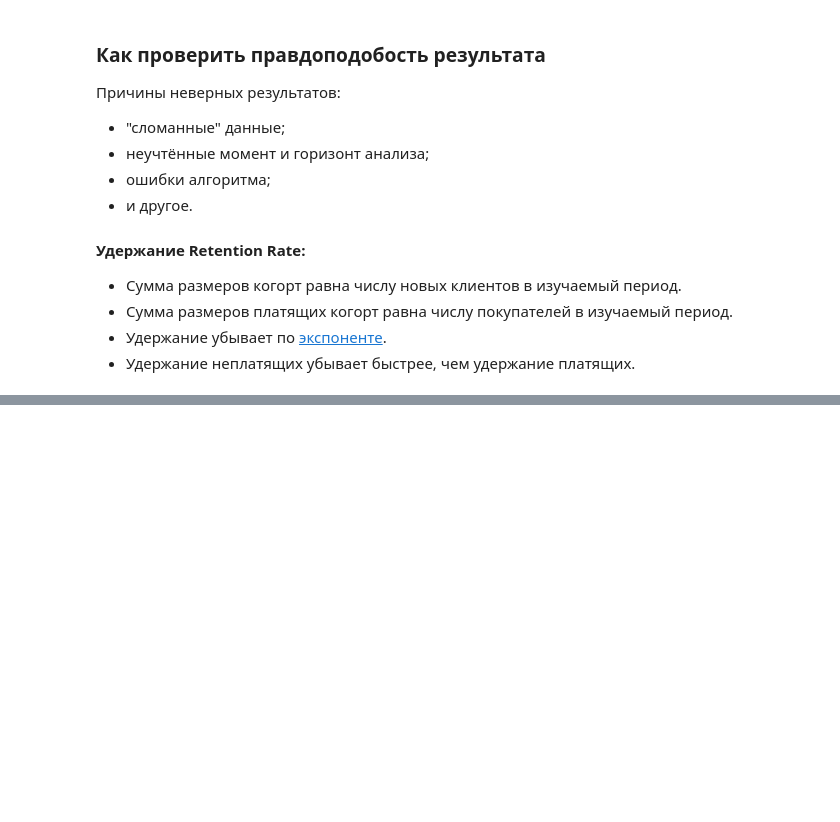
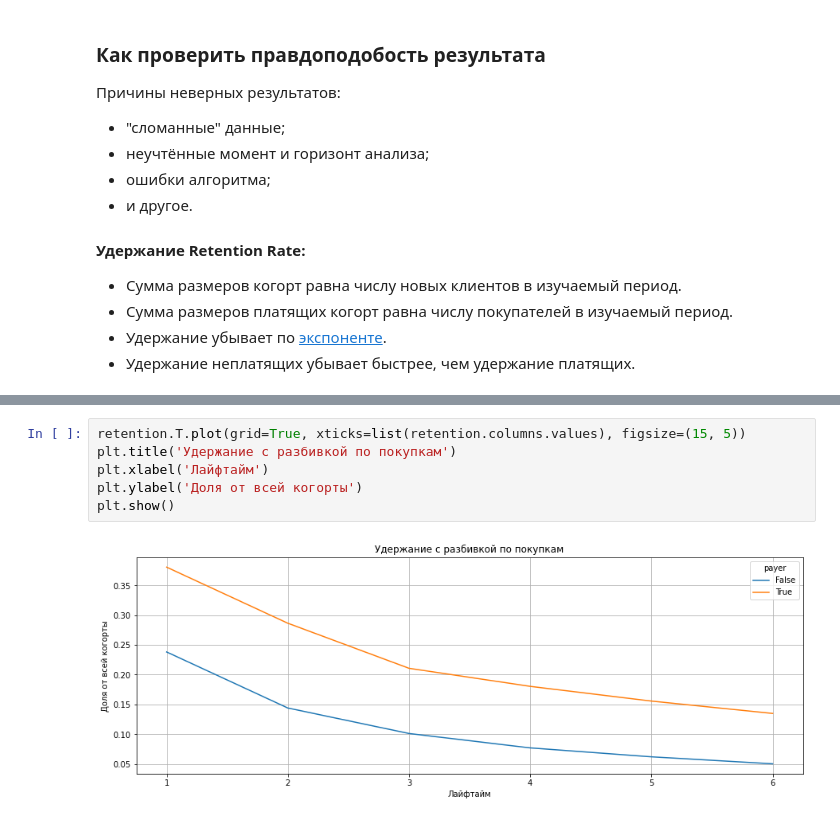
Before and after one commit to okeangel/da_portfolio, a Jupyter notebook: templates/marketing_data_analytics.ipynb, the cells around one changed output, grey strips where cells are left out. Drawn from its saved outputs; the diff is of its cells as text; blank space fills up the shorter version.

```diff
--- a/templates/marketing_data_analytics.ipynb
+++ b/templates/marketing_data_analytics.ipynb
@@ -2835,0 +2897,8 @@ plt.show()
+# %%
+retention.T.plot(grid=True, xticks=list(retention.columns.values), figsize=(15, 5))
+plt.title('Удержание с разбивкой по покупкам')
+plt.xlabel('Лайфтайм')
+plt.ylabel('Доля от всей когорты')
+plt.show()
+# %% [output]
+[figure, added]
```
Also changed, not shown: parts of 13 cells of this notebook.
